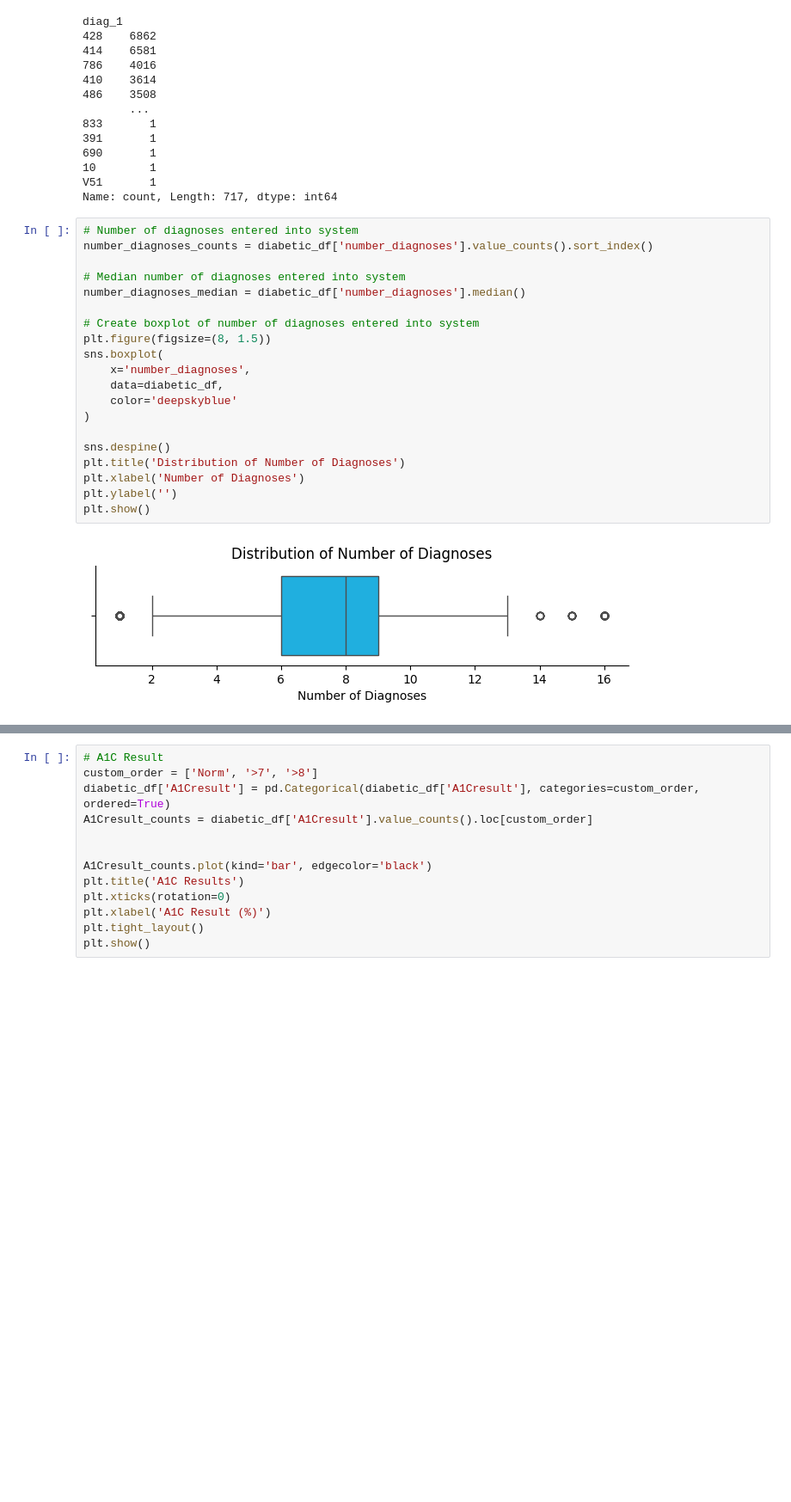
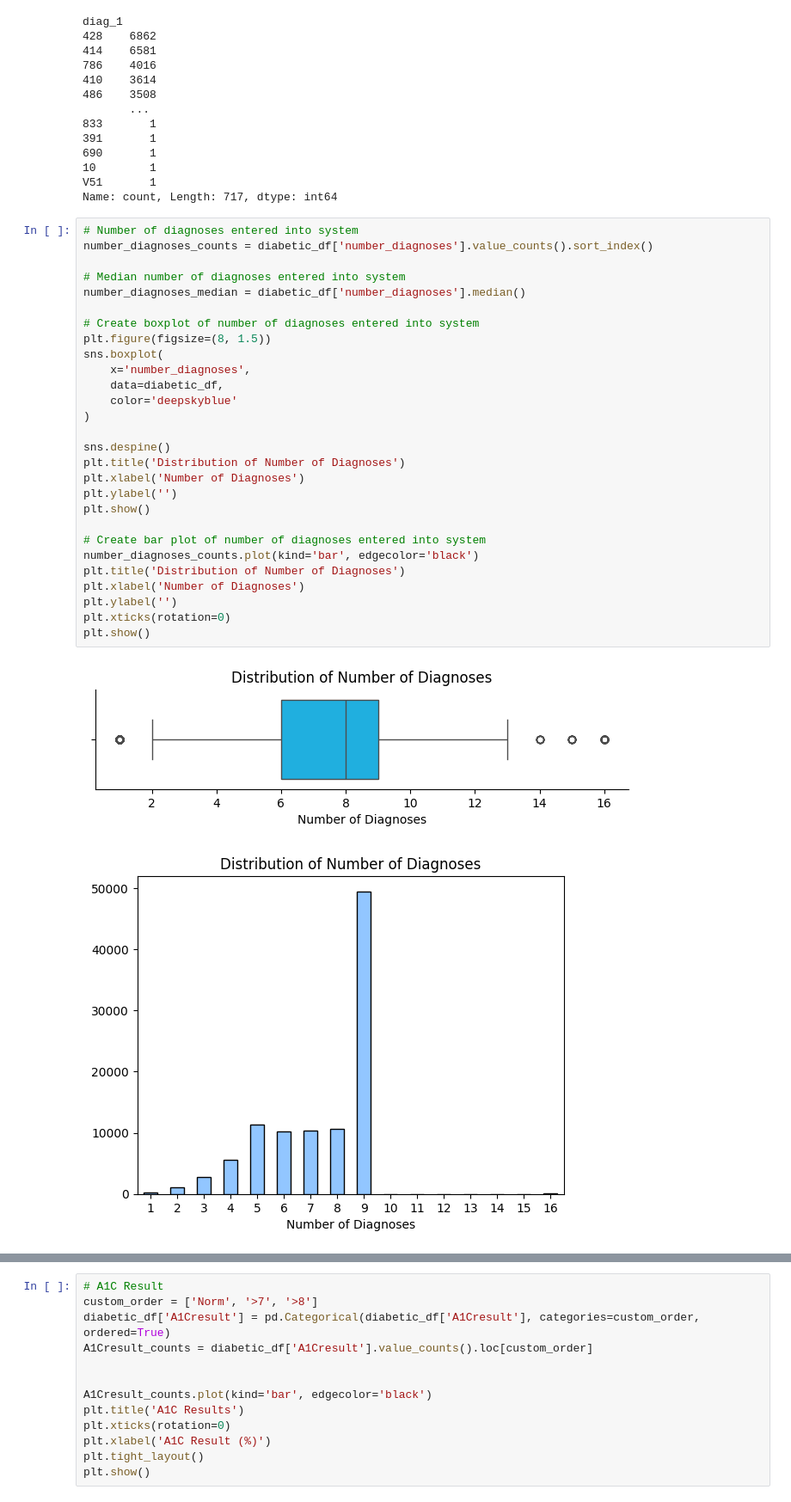
Before and after one commit to JamesSchonknecht/diabetes_project, a Jupyter notebook: scripts/1_EDA.ipynb, the cells around one changed output, grey strips where cells are left out. Shown at 86% size. Cells and saved outputs as stored; diff of their text form; blank space fills up the shorter version.

```diff
--- a/scripts/1_EDA.ipynb
+++ b/scripts/1_EDA.ipynb
@@ -351,24 +356,33 @@ Name: count, Length: 717, dtype: int64
 # %%
 # Number of diagnoses entered into system
 number_diagnoses_counts = diabetic_df['number_diagnoses'].value_counts().sort_index()
 
 # Median number of diagnoses entered into system
 number_diagnoses_median = diabetic_df['number_diagnoses'].median()
 
 # Create boxplot of number of diagnoses entered into system
 plt.figure(figsize=(8, 1.5))
 sns.boxplot(
     x='number_diagnoses',
     data=diabetic_df,
     color='deepskyblue'
 )
 
 sns.despine()
 plt.title('Distribution of Number of Diagnoses')
 plt.xlabel('Number of Diagnoses')
 plt.ylabel('')
 plt.show()
+
+# Create bar plot of number of diagnoses entered into system
+number_diagnoses_counts.plot(kind='bar', edgecolor='black')
+plt.title('Distribution of Number of Diagnoses')
+plt.xlabel('Number of Diagnoses')
+plt.ylabel('')
+plt.xticks(rotation=0)
+plt.show()
 # %% [output]
 [figure]
+[figure, added]
 # %%
 # Max Serum Glucose
```
Also changed, not shown: parts of 4 cells of this notebook, 1 other file.
